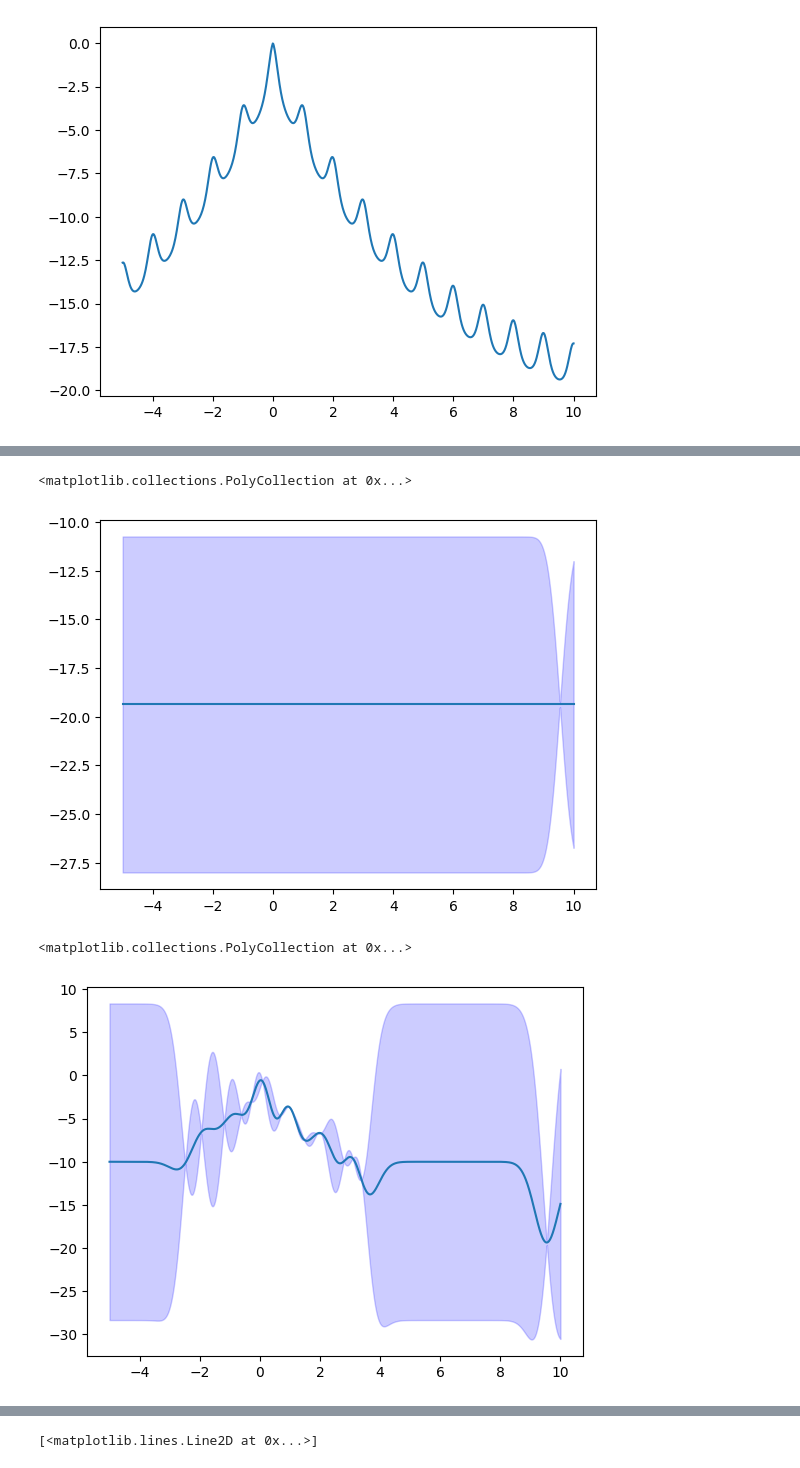
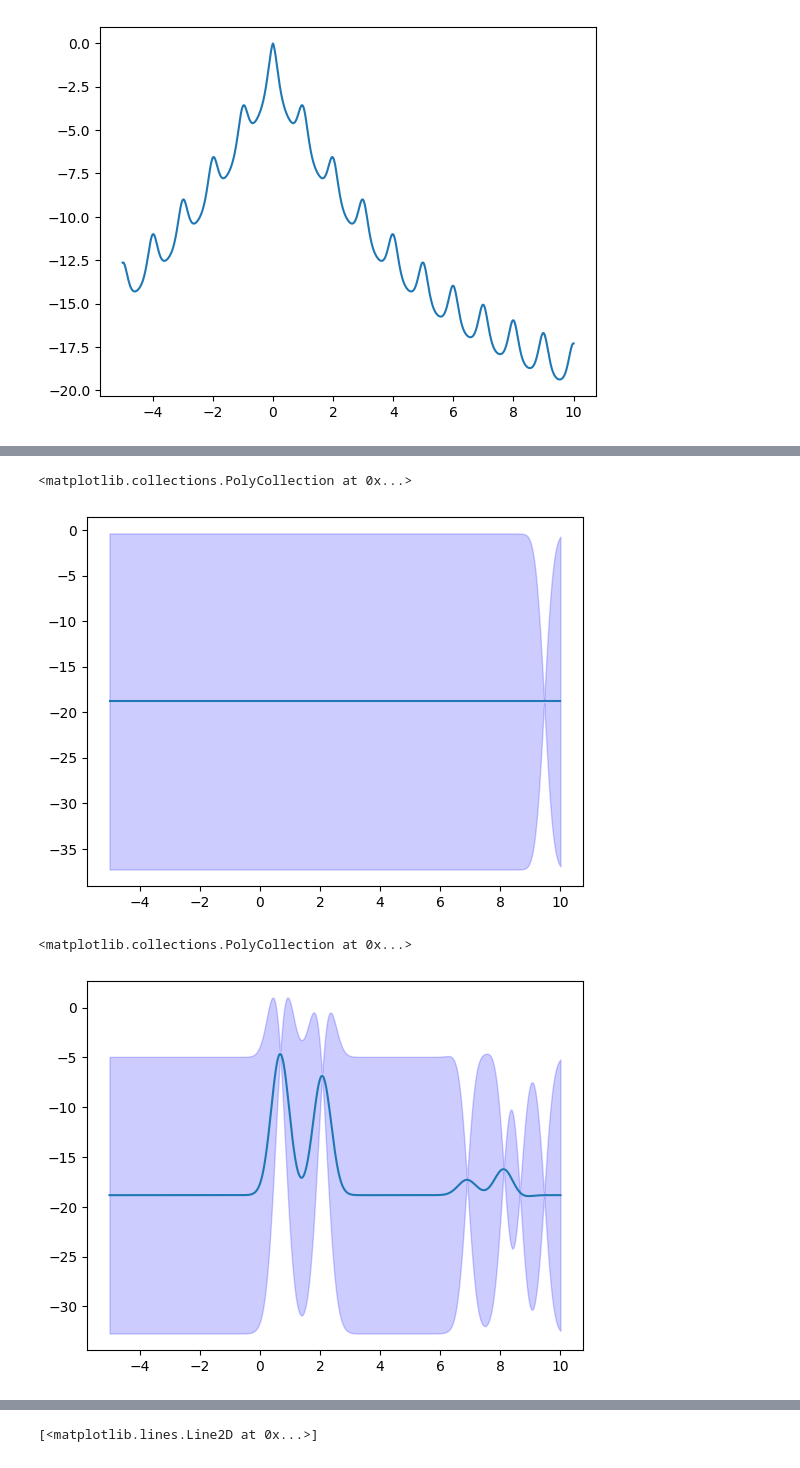
Before and after one commit to Jor-Lee/Bayesian, a Jupyter notebook: Benchmarking/Ackley/BOAckley.ipynb, the cells around one changed output, grey strips where cells are left out. Cells and saved outputs as stored; diff of their text form; code cells hidden in the pictures.

Commit message:
Improved lengthscale optimisation

```diff
--- a/Benchmarking/Ackley/BOAckley.ipynb
+++ b/Benchmarking/Ackley/BOAckley.ipynb
@@ -100,0 +286,8 @@ BOPackage.PlotData(bo1, legend=False)
+# %%
+for i in range(10):
+    print(i)
+    raw_X = bo.GetNextXBatch(batch_size, sub_batch_size=sub_batch_size, min_kappa=min_kappa, max_kappa=max_kappa)
+    raw_y = Ackley(np.array(raw_X))
+    bo.UpdateData(raw_X, raw_y)
+
+BOPackage.PlotData(bo, legend=False)
@@ -105,7 +310,7 @@ seconds = []
 thirds = []
 
 for i in range(1):
-    seed, first, second, third = RunBenchmark(dimensions, length_scale=length_scale, kappa=kappa, acquisition_samples=acquisition_samples, iterations=iterations)
+    seed, first, second, third = RunBenchmark(dimensions, length_scale=length_scale, kappa=1, acquisition_samples=acquisition_samples, iterations=iterations)
     firsts.append(first)
     seconds.append(second)
     thirds.append(third)
@@ -116,0 +322,8 @@ np.mean(firsts), np.mean(seconds), np.mean(thirds)
+# %%
+for i in range(10):
+    print(i)
+    raw_X = bo.GetNextXBatch(batch_size, sub_batch_size=sub_batch_size, min_kappa=min_kappa, max_kappa=max_kappa)
+    raw_y = Ackley(np.array(raw_X))
+    bo.UpdateData(raw_X, raw_y)
+
+BOPackage.PlotData(bo, legend=False)
@@ -121,45 +393,48 @@ np.mean(firsts), np.mean(seconds), np.mean(thirds)
 # %%
-length_scale = 0.4
-kappa = 1
-acquisition_samples = 100
+length_scale = 7
+kappa=5
 iterations = 100
 dimensions = 1
+acquisition_samples = 5**dimensions
+batch_size = 32
+sub_batch_size = 8
 
 bounds = np.array([[-5, 10]] * dimensions)
 
-Kernel = BOPackage.RBF_Kernel
+Kernel = BOPackage.RBF_Kernel_GPU
 AcquisitionFunction = BOPackage.UpperConfidenceBound
 
 random_seed = int(np.random.random() * 1000)
 
-bo1 = BOPackage.BO(KernelFunction=Kernel,
+bo = BOPackage.BO(PriorMeanFunction=PriorMean,
+                KernelFunction=Kernel,
                 length_scale=length_scale,
                 bounds=bounds,
                 AcquisitionFunction=AcquisitionFunction,
                 acquisition_samples=acquisition_samples,
                 random_seed=random_seed)
 
-raw_X = bo1.GetRandomXBatch(1)
+raw_X = bo.GetRandomXBatch(1)
 raw_y = Ackley(raw_X)
-bo1.UpdateData(raw_X, raw_y)
+bo.UpdateData(raw_X, raw_y)
 
-mean, variance = bo1.PredictMeanVariance(candidate_x, normalised=False)
+mean, variance = bo.PredictMeanVariance(candidate_x, normalised=False)
 
 plt.plot(candidate_x, mean)
 plt.fill_between(candidate_x[:,0], mean[:,0] - 1.96 * np.sqrt(variance[:,0]), mean[:,0] + 1.96 * np.sqrt(variance[:,0]), color = 'blue', alpha=0.2, label = '95% confidence interval')
 # %% [output]
 <matplotlib.collections.PolyCollection at 0x...>
-[figure, old version]
+[figure, new version]
 # %%
-for i in range(10):
-    raw_X = bo1.GetNextX(kappa=kappa)
+for i in range(5):
+    raw_X = bo.GetNextX(kappa=kappa)
     raw_y = Ackley(np.array(raw_X))
-    bo1.UpdateData(raw_X, raw_y)
+    bo.UpdateData(raw_X, raw_y)
 
-mean, variance = bo1.PredictMeanVariance(candidate_x, normalised=False)
+mean, variance = bo.PredictMeanVariance(candidate_x, normalised=False)
 
 plt.plot(candidate_x, mean)
 plt.fill_between(candidate_x[:,0], mean[:,0] - 1.96 * np.sqrt(variance[:,0]), mean[:,0] + 1.96 * np.sqrt(variance[:,0]), color = 'blue', alpha=0.2, label = '95% confidence interval')
 # %% [output]
 <matplotlib.collections.PolyCollection at 0x...>
-[figure, old version]
+[figure, new version]
```
Also changed, not shown: parts of 28 cells of this notebook, 6 other files.
